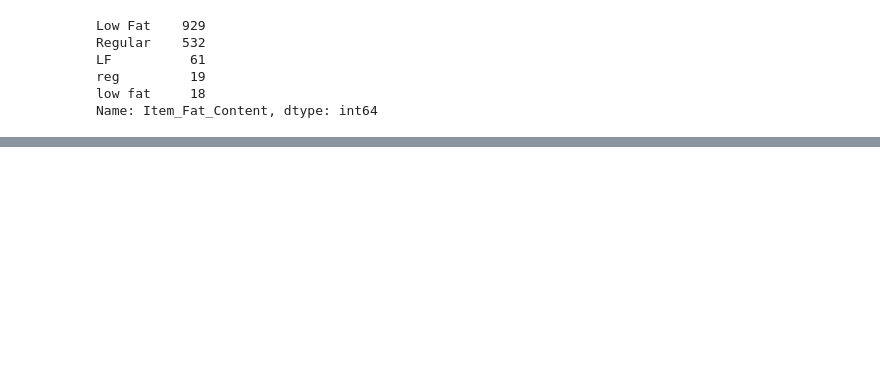
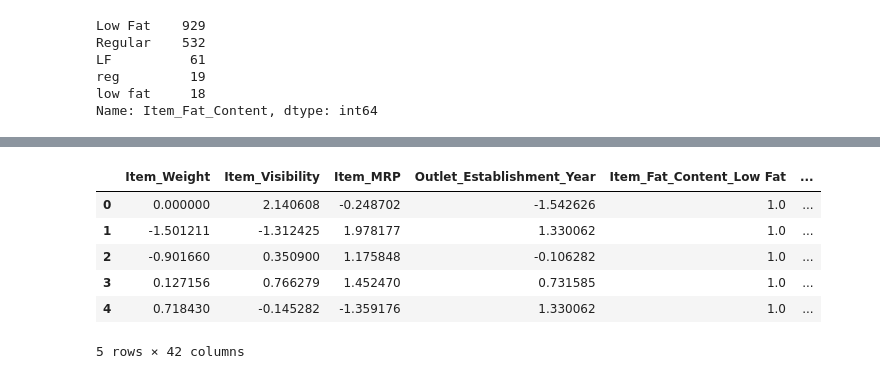
Before and after one commit to RissanX/food-sales-predicitons, a Jupyter notebook: Food_Sales_Predictions.ipynb, the cells around one changed output, grey strips where cells are left out. Saved outputs shown, nothing was run; the diff lists cells and outputs as text; code cells hidden in the pictures; blank space fills up the shorter version.

```diff
--- a/Food_Sales_Predictions.ipynb
+++ b/Food_Sales_Predictions.ipynb
@@ -305,0 +141,6 @@ sns.heatmap(cor, cmap='Blues', annot=True)
+# %%
+cat_feature_names = col_transformer.named_transformers_['pipeline-2']\
+                              .named_steps['onehotencoder']\
+                              .get_feature_names_out(cat_selector(X_train))
+
+cat_feature_names
@@ -305,0 +166,3 @@ sns.heatmap(cor, cmap='Blues', annot=True)
+# %%
+final_cols = num_selector(X_train) + list(cat_feature_names)
+final_cols
@@ -305,0 +187,18 @@ sns.heatmap(cor, cmap='Blues', annot=True)
+# %%
+X_train_transformed = col_transformer.transform(X_train)
+
+X_test_transformed = col_transformer.transform(X_test)
+# %%
+X_train_output = pd.DataFrame(X_train_transformed, columns = final_cols)
+
+X_test_output = pd.DataFrame(X_test_transformed, columns = final_cols)
+# %%
+X_train_output.head()
+# %% [output]
+|  | Item_Weight | Item_Visibility | Item_MRP | Outlet_Establishment_Year | Item_Fat_Content_Low Fat | ... |
+| 0 | 0.000000 | 2.140608 | -0.248702 | -1.542626 | 1.0 | ... |
+| 1 | -1.501211 | -1.312425 | 1.978177 | 1.330062 | 1.0 | ... |
+| 2 | -0.901660 | 0.350900 | 1.175848 | -0.106282 | 1.0 | ... |
+| 3 | 0.127156 | 0.766279 | 1.452470 | 0.731585 | 1.0 | ... |
+| 4 | 0.718430 | -0.145282 | -1.359176 | 1.330062 | 1.0 | ... |
+5 rows × 42 columns
```
Also changed, not shown: parts of 58 cells of this notebook.
